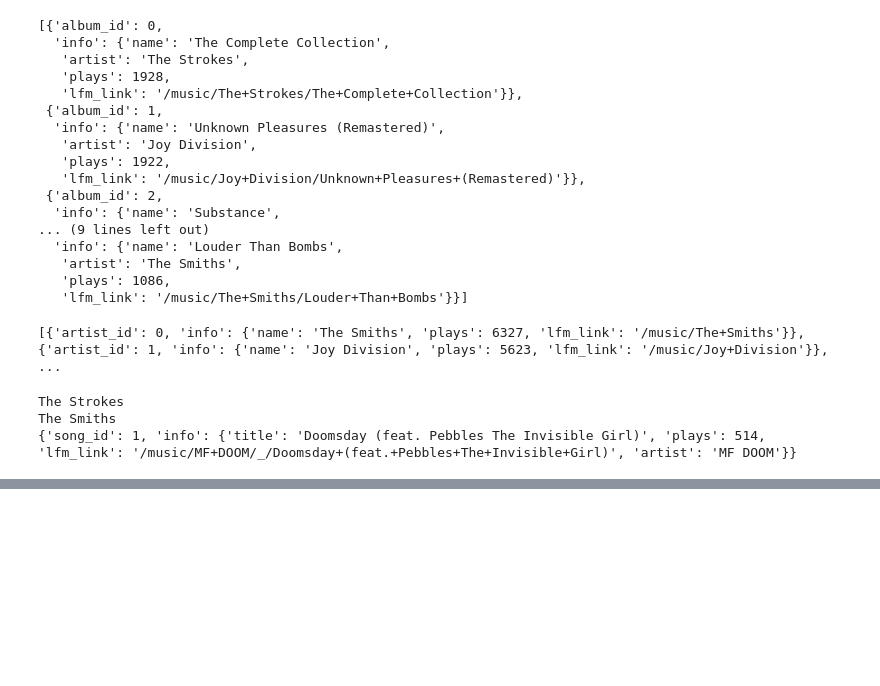
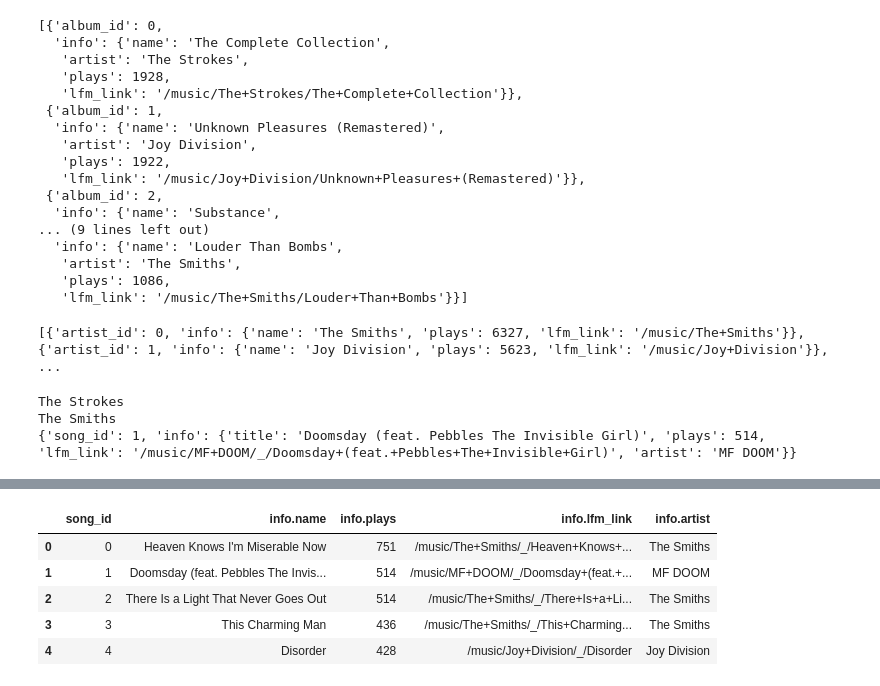
Before and after one commit to pcassioppi/lastfmScrape, a Jupyter notebook: lastfmScrape.ipynb, the cells around one changed output, grey strips where cells are left out. Drawn from its saved outputs; the diff is of its cells as text; code cells hidden in the pictures; blank space fills up the shorter version.

```diff
--- a/lastfmScrape.ipynb
+++ b/lastfmScrape.ipynb
@@ -272,0 +276,9 @@ print(alb)
+# %%
+tra_df.head()
+# %% [output]
+|  | song_id | info.name | info.plays | info.lfm_link | info.artist |
+| 0 | 0 | Heaven Knows I'm Miserable Now | 751 | /music/The+Smiths/_/Heaven+Knows+... | The Smiths |
+| 1 | 1 | Doomsday (feat. Pebbles The Invis... | 514 | /music/MF+DOOM/_/Doomsday+(feat.+... | MF DOOM |
+| 2 | 2 | There Is a Light That Never Goes Out | 514 | /music/The+Smiths/_/There+Is+a+Li... | The Smiths |
+| 3 | 3 | This Charming Man | 436 | /music/The+Smiths/_/This+Charming... | The Smiths |
+| 4 | 4 | Disorder | 428 | /music/Joy+Division/_/Disorder | Joy Division |
```
Also changed, not shown: parts of 7 cells of this notebook.
